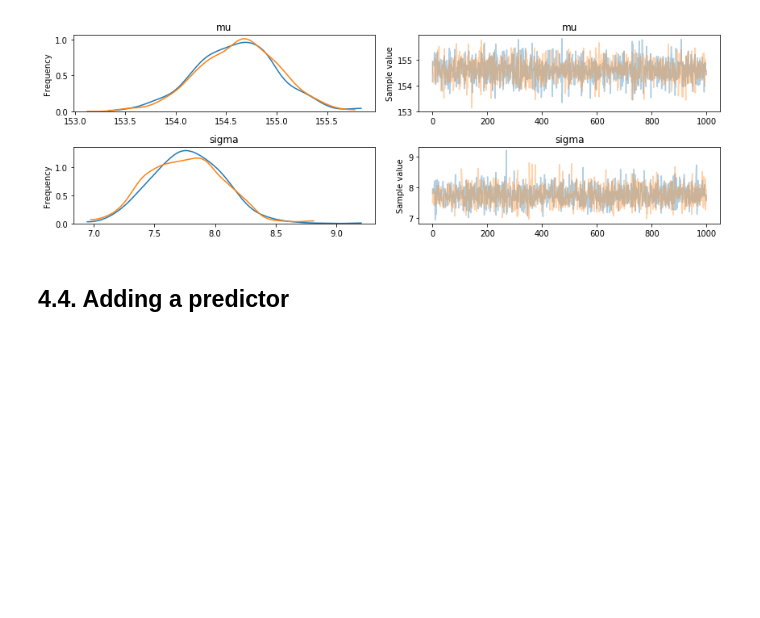
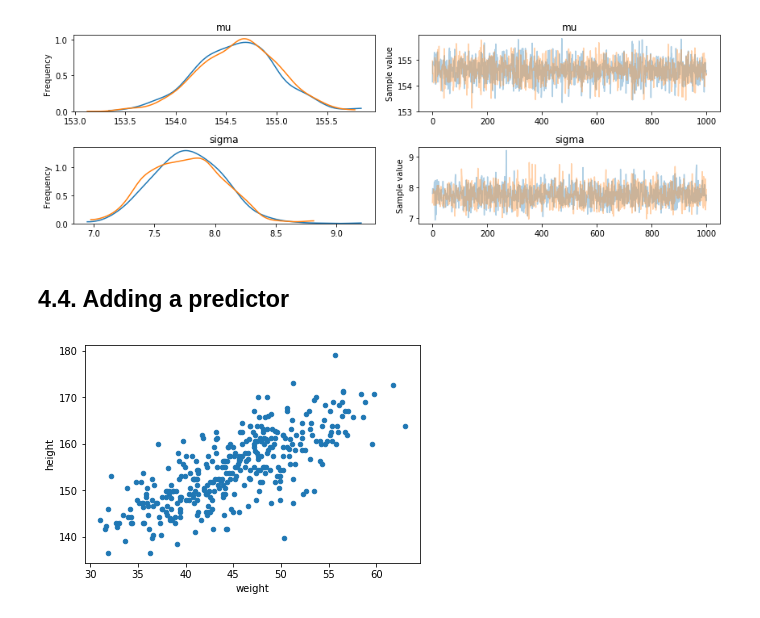
Before and after one commit to nwweber/statistical_rethinking, a Jupyter notebook: chapter_04_linear_models.ipynb, the cells around one changed output. Saved outputs shown, nothing was run; the diff lists cells and outputs as text; code cells hidden in the pictures; blank space fills up the shorter version.

```diff
--- a/chapter_04_linear_models.ipynb
+++ b/chapter_04_linear_models.ipynb
@@ -470,3 +470,8 @@ pm.traceplot(trace_4_1_logsigma);
 [figure]
 # %% [markdown]
 ## 4.4. Adding a predictor
+# %%
+# Code 4.37
+d2.plot.scatter(x='weight', y='height');
+# %% [output]
+[figure, added]
```
Also changed, not shown: parts of 4 cells of this notebook.
